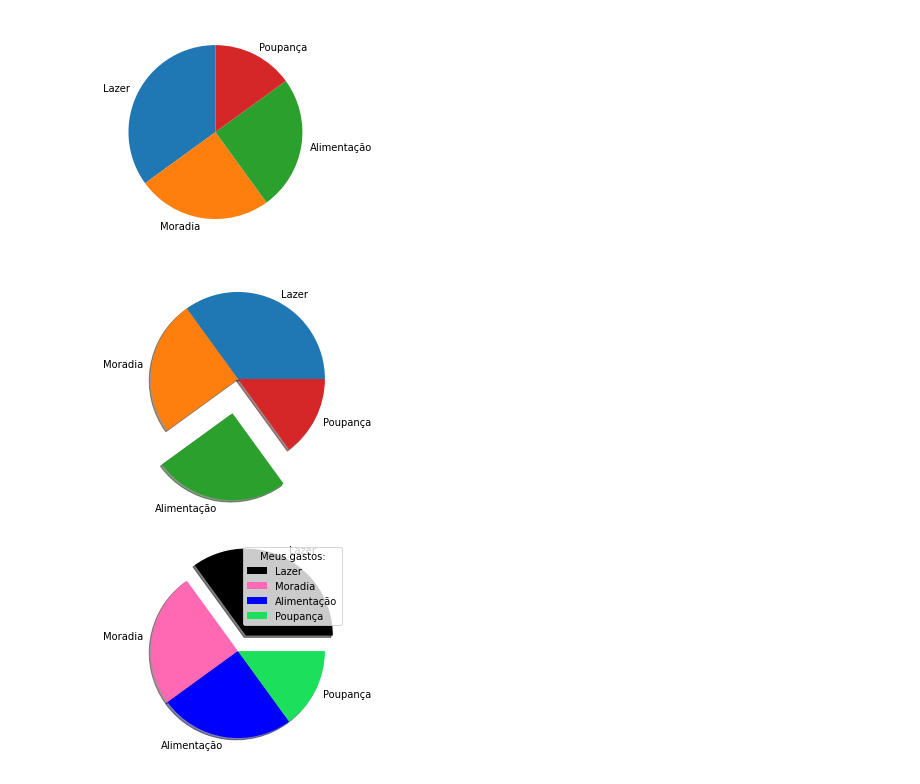
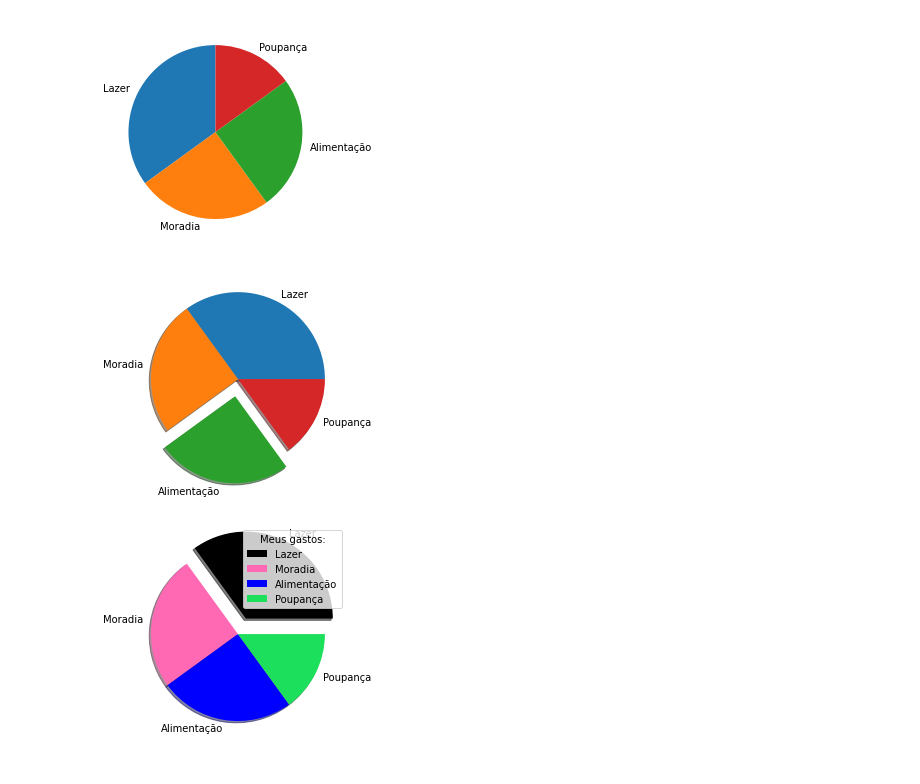
Before and after one commit to fernandonakagawa/Python_TCS_100h, a Jupyter notebook: Python_para_Data_Science_Q_Python_TCS_100h.ipynb, the cells around one changed output. Cells and saved outputs as stored; diff of their text form; code cells hidden in the pictures.

```diff
--- a/Python_para_Data_Science_Q_Python_TCS_100h.ipynb
+++ b/Python_para_Data_Science_Q_Python_TCS_100h.ipynb
@@ -1022,12 +1046,12 @@ plt.show()
 # %%
 y = np.array([35, 25, 25, 15])
 mylabels = ["Lazer", "Moradia", "Alimentação", "Poupança"]
-myexplode = [0.0, 0, 0.4, 0.0]
+myexplode = [0.0, 0, 0.2, 0.0]
 
 plt.pie(y, labels = mylabels, explode = myexplode, shadow = True)
 plt.show()
 # %% [output]
-[figure, old version]
+[figure, new version]
 # %%
 y = np.array([35, 25, 25, 15])
 mylabels = ["Lazer", "Moradia", "Alimentação", "Poupança"]
```
Also changed, not shown: parts of 18 cells of this notebook.
